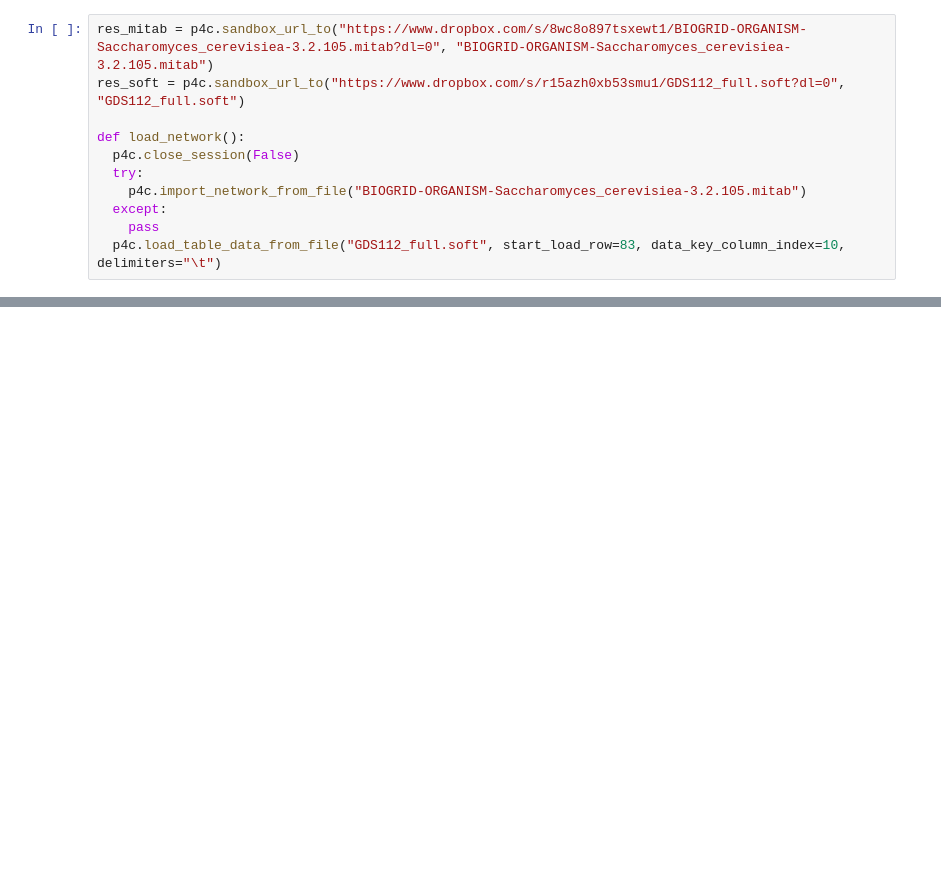
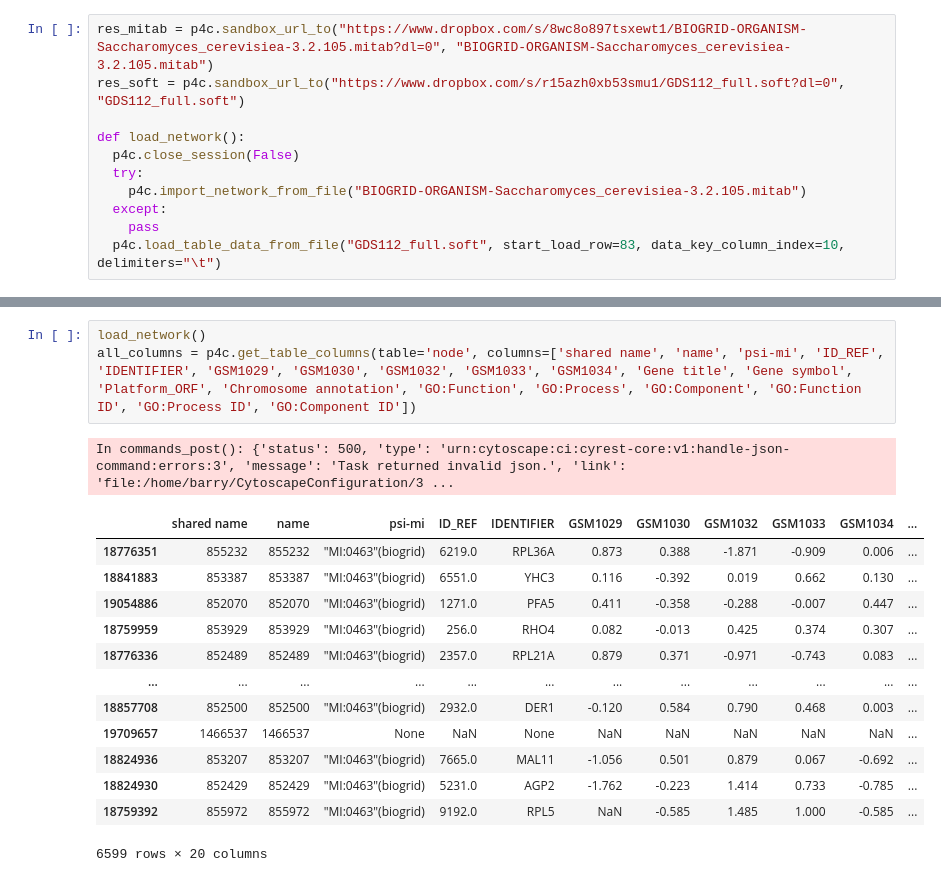
Before and after one commit to bdemchak/cytoscape-jupyter, a Jupyter notebook: echo/echo_test.ipynb, the cells around one changed output, grey strips where cells are left out. Drawn from its saved outputs; the diff is of its cells as text; blank space fills up the shorter version.

```diff
--- a/echo/echo_test.ipynb
+++ b/echo/echo_test.ipynb
@@ -126,0 +136,18 @@ Load network 1: d3ef5dc4-a593-4bf3-b639-6c1e951191d8 successful
+# %%
+load_network()
+all_columns = p4c.get_table_columns(table='node', columns=['shared name', 'name', 'psi-mi', 'ID_REF', 'IDENTIFIER', 'GSM1029', 'GSM1030', 'GSM1032', 'GSM1033', 'GSM1034', 'Gene title', 'Gene symbol', 'Platform_ORF', 'Chromosome annotation', 'GO:Function', 'GO:Process', 'GO:Component', 'GO:Function ID', 'GO:Process ID', 'GO:Component ID'])
+# %% [output]
+In commands_post(): {'status': 500, 'type': 'urn:cytoscape:ci:cyrest-core:v1:handle-json-command:errors:3', 'message': 'Task returned invalid json.', 'link': 'file:/home/barry/CytoscapeConfiguration/3 ...
+|  | shared name | name | psi-mi | ID_REF | IDENTIFIER | GSM1029 | GSM1030 | GSM1032 | GSM1033 | GSM1034 | ... |
+| 18776351 | 855232 | 855232 | "MI:0463"(biogrid) | 6219.0 | RPL36A | 0.873 | 0.388 | -1.871 | -0.909 | 0.006 | ... |
+| 18841883 | 853387 | 853387 | "MI:0463"(biogrid) | 6551.0 | YHC3 | 0.116 | -0.392 | 0.019 | 0.662 | 0.130 | ... |
+| 19054886 | 852070 | 852070 | "MI:0463"(biogrid) | 1271.0 | PFA5 | 0.411 | -0.358 | -0.288 | -0.007 | 0.447 | ... |
+| 18759959 | 853929 | 853929 | "MI:0463"(biogrid) | 256.0 | RHO4 | 0.082 | -0.013 | 0.425 | 0.374 | 0.307 | ... |
+| 18776336 | 852489 | 852489 | "MI:0463"(biogrid) | 2357.0 | RPL21A | 0.879 | 0.371 | -0.971 | -0.743 | 0.083 | ... |
+| ... | ... | ... | ... | ... | ... | ... | ... | ... | ... | ... | ... |
+| 18857708 | 852500 | 852500 | "MI:0463"(biogrid) | 2932.0 | DER1 | -0.120 | 0.584 | 0.790 | 0.468 | 0.003 | ... |
+| 19709657 | 1466537 | 1466537 | None | NaN | None | NaN | NaN | NaN | NaN | NaN | ... |
+| 18824936 | 853207 | 853207 | "MI:0463"(biogrid) | 7665.0 | MAL11 | -1.056 | 0.501 | 0.879 | 0.067 | -0.692 | ... |
+| 18824930 | 852429 | 852429 | "MI:0463"(biogrid) | 5231.0 | AGP2 | -1.762 | -0.223 | 1.414 | 0.733 | -0.785 | ... |
+| 18759392 | 855972 | 855972 | "MI:0463"(biogrid) | 9192.0 | RPL5 | NaN | -0.585 | 1.485 | 1.000 | -0.585 | ... |
+6599 rows × 20 columns
```
Also changed, not shown: parts of 2 cells of this notebook.
